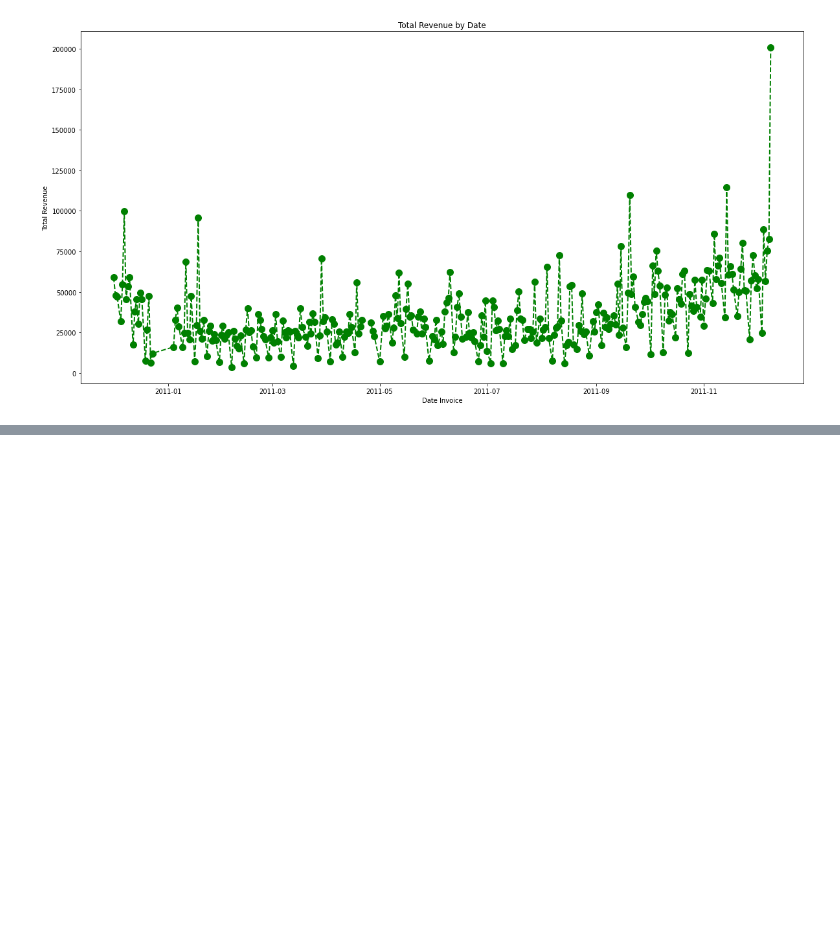
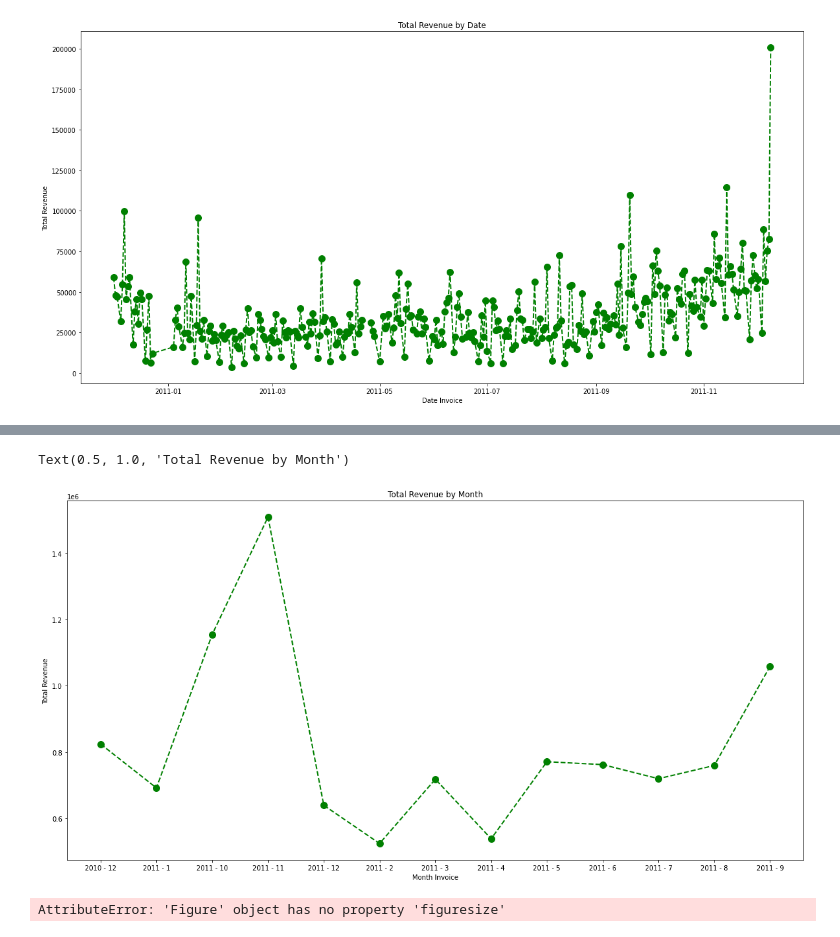
Before and after one commit to thanhENC/DA-course-UEL, a Jupyter notebook: 01. Visualization/Visualization.ipynb, the cells around one changed output, grey strips where cells are left out. Cells and saved outputs as stored; diff of their text form; code cells hidden in the pictures; blank space fills up the shorter version.

```diff
--- a/01. Visualization/Visualization.ipynb
+++ b/01. Visualization/Visualization.ipynb
@@ -162,3 +162,6 @@ plt.title('Total Revenue by Date')
 # %% [output]
 Text(0.5, 1.0, 'Total Revenue by Date')
 [figure]
+# %%
+df['Month'] = df['InvoiceDate'].dt.year.astype(str) + " - " + df['InvoiceDate'].dt.month.astype(str)
+df.head(1)
@@ -164,0 +171,3 @@ Text(0.5, 1.0, 'Total Revenue by Date')
+# %%
+df_revenue = df.groupby('Month')['Revenue'].sum().reset_index()
+df_revenue
@@ -164,0 +189,16 @@ Text(0.5, 1.0, 'Total Revenue by Date')
+# %%
+plt.figure(figsize=(20, 10))
+plt.plot(df_revenue['Month'], df_revenue['Revenue'], c='green', marker='o', linestyle='--', linewidth=2, markersize=10)
+
+plt.xlabel('Month Invoice')
+plt.ylabel('Total Revenue')
+plt.title('Total Revenue by Month')
+# %% [output]
+Text(0.5, 1.0, 'Total Revenue by Month')
+[figure, added]
+# %%
+#Oriented Object
+fig, ax = plt.subplots(figuresize=(20, 10))
+ax.plot(df_revenue['Month'], df_revenue['Revenue'], c='green', marker='o', linestyle='--', linewidth=2, markersize=10)
+# %% [output]
+AttributeError: 'Figure' object has no property 'figuresize'
```
Also changed, not shown: parts of 5 cells of this notebook.
